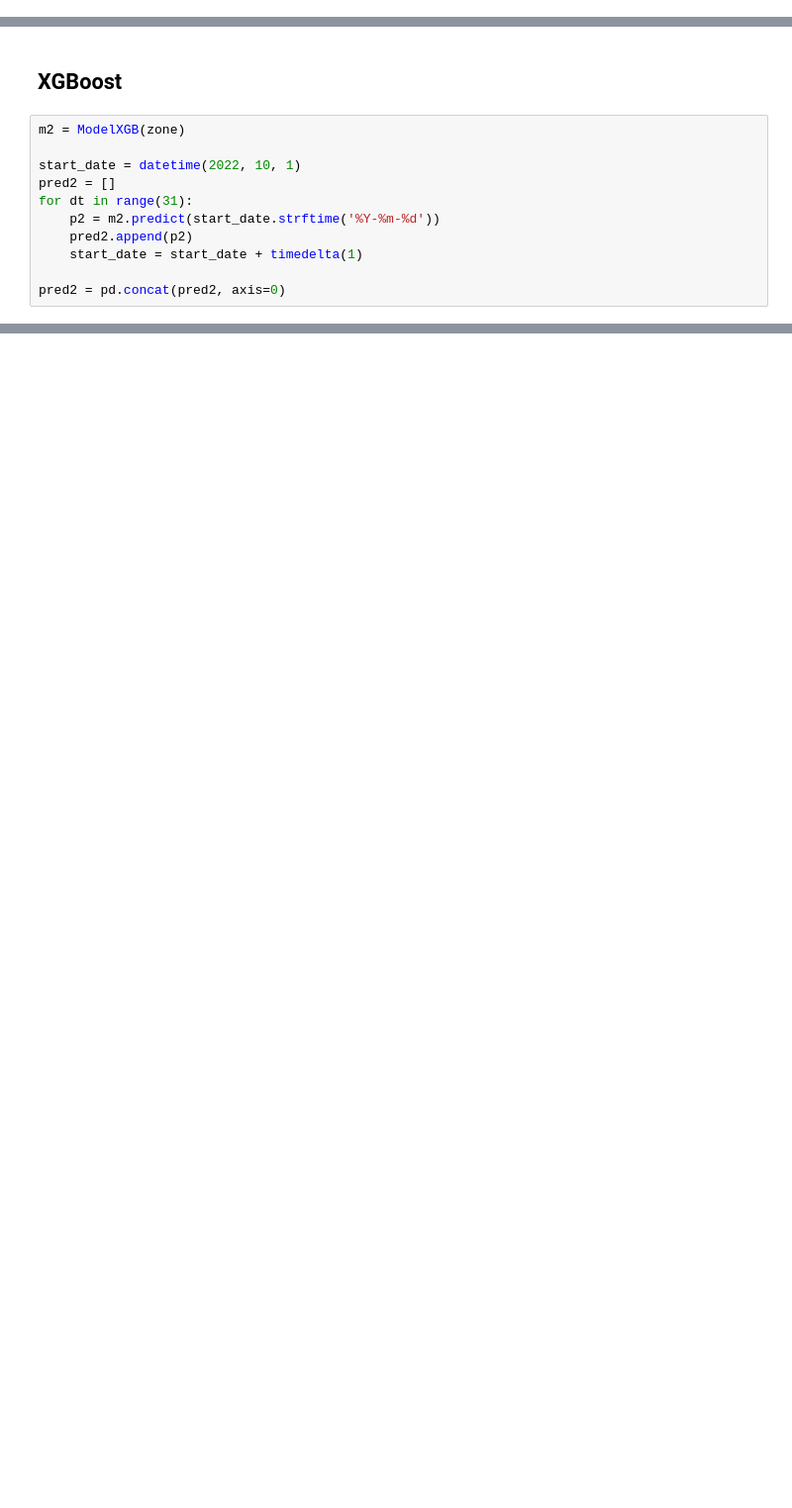
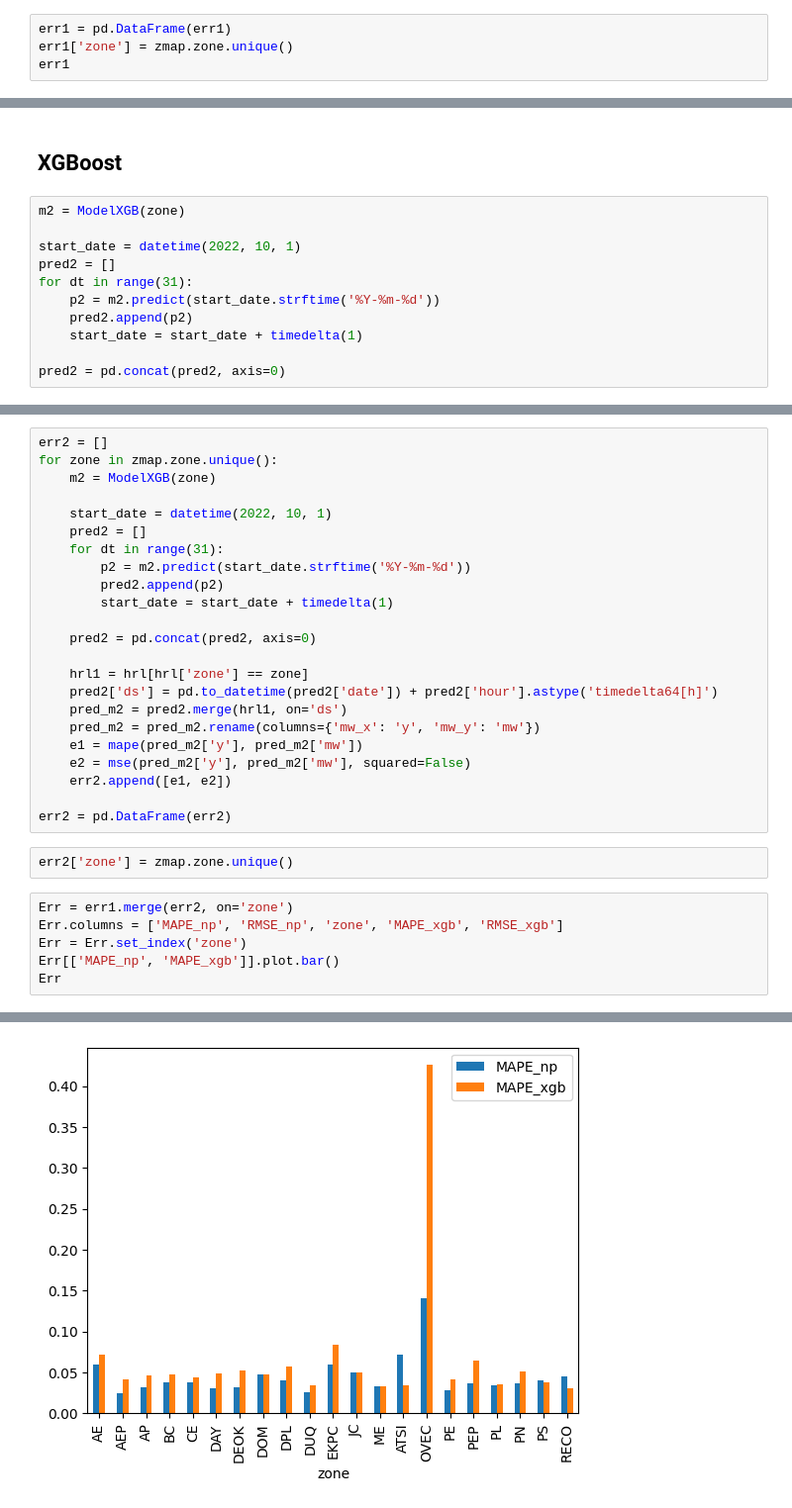
Before and after one commit to drewmoffatt1/DVA-Project, a Jupyter notebook: model_eval.ipynb, the cells around one changed output, grey strips where cells are left out. Shown at 99% size. Drawn from its saved outputs; the diff is of its cells as text; blank space fills up the shorter version.

```diff
--- a/model_eval.ipynb
+++ b/model_eval.ipynb
@@ -65,0 +103,4 @@ pred_m1.plot(x='ds', y=['mw', 'y'], title="MAPE: {}, RMSE: {}".format(round(e1,
+# %%
+err1 = pd.DataFrame(err1)
+err1['zone'] = zmap.zone.unique()
+err1
@@ -89,0 +149,32 @@ pred_m2.plot(x='ds', y=['mw', 'y'], title="MAPE: {}, RMSE: {}".format(round(e1,
+# %%
+err2 = []
+for zone in zmap.zone.unique():
+    m2 = ModelXGB(zone)
+
+    start_date = datetime(2022, 10, 1)
+    pred2 = []
+    for dt in range(31):
+        p2 = m2.predict(start_date.strftime('%Y-%m-%d'))
+        pred2.append(p2)
+        start_date = start_date + timedelta(1)
+
+    pred2 = pd.concat(pred2, axis=0)
+
+    hrl1 = hrl[hrl['zone'] == zone]
+    pred2['ds'] = pd.to_datetime(pred2['date']) + pred2['hour'].astype('timedelta64[h]')
+    pred_m2 = pred2.merge(hrl1, on='ds')
+    pred_m2 = pred_m2.rename(columns={'mw_x': 'y', 'mw_y': 'mw'})
+    e1 = mape(pred_m2['y'], pred_m2['mw'])
+    e2 = mse(pred_m2['y'], pred_m2['mw'], squared=False)
+    err2.append([e1, e2])
+
+err2 = pd.DataFrame(err2)
+# %%
+err2['zone'] = zmap.zone.unique()
+# %%
+Err = err1.merge(err2, on='zone')
+Err.columns = ['MAPE_np', 'RMSE_np', 'zone', 'MAPE_xgb', 'RMSE_xgb']
+Err = Err.set_index('zone')
+Err[['MAPE_np', 'MAPE_xgb']].plot.bar()
+Err
+# %% [output]
@@ -89,0 +199 @@ pred_m2.plot(x='ds', y=['mw', 'y'], title="MAPE: {}, RMSE: {}".format(round(e1,
+[figure, added]
```
Also changed, not shown: parts of 4 cells of this notebook.
